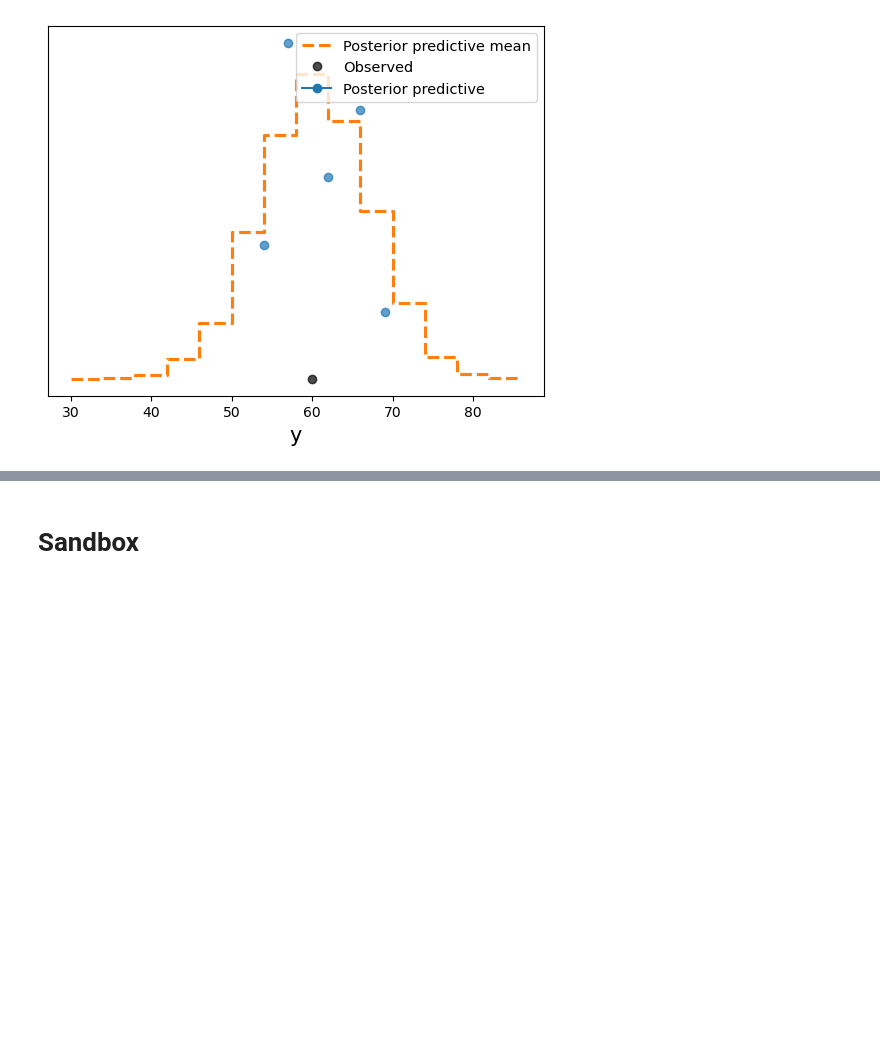
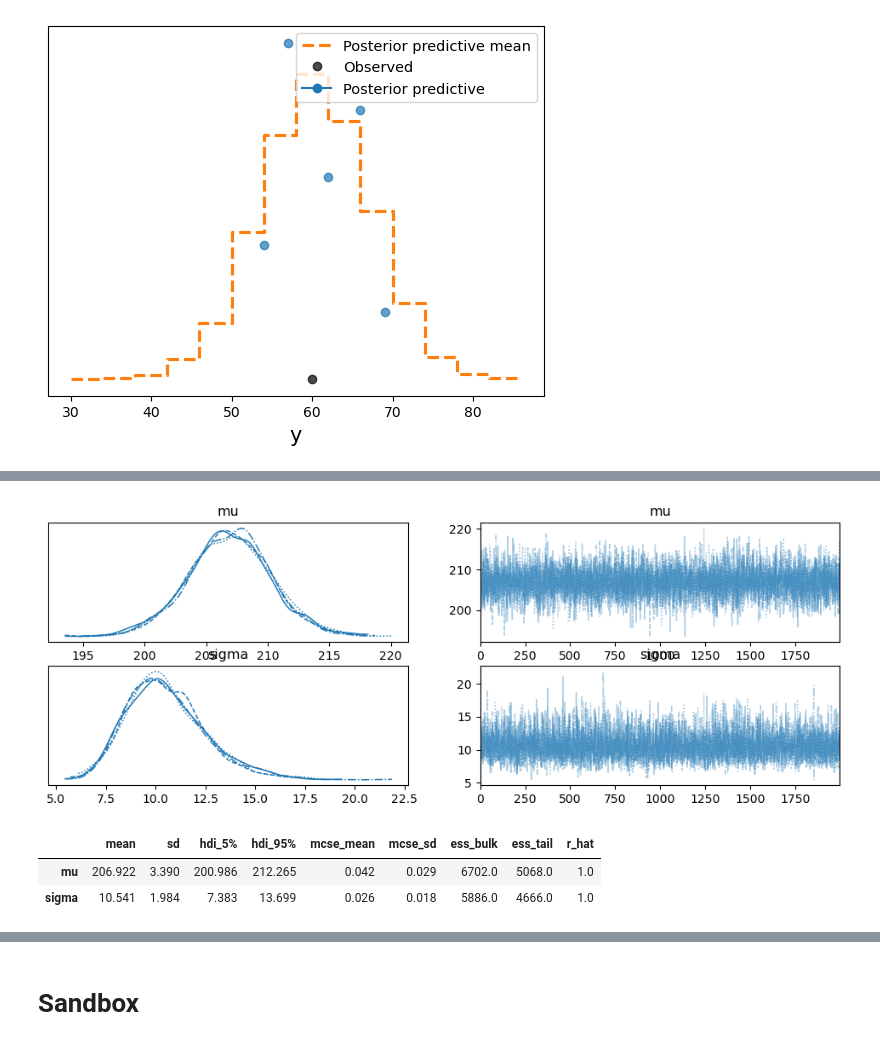
Before and after one commit to romanAVJ/glm-mds, a Jupyter notebook: exam/src/glm_roman_exam.ipynb, the cells around one changed output, grey strips where cells are left out. Drawn from its saved outputs; the diff is of its cells as text; code cells hidden in the pictures; blank space fills up the shorter version.

```diff
--- a/exam/src/glm_roman_exam.ipynb
+++ b/exam/src/glm_roman_exam.ipynb
@@ -516,0 +592,13 @@ az.plot_ppc(
+# %%
+# posterior predictive check
+az.plot_trace(trace2_a)
+plt.show()
+# %% [output]
+[figure, added]
+# %%
+# summary of the trace
+az.summary(trace2_a, hdi_prob=0.9)
+# %% [output]
+|  | mean | sd | hdi_5% | hdi_95% | mcse_mean | mcse_sd | ess_bulk | ess_tail | r_hat |
+| mu | 206.922 | 3.390 | 200.986 | 212.265 | 0.042 | 0.029 | 6702.0 | 5068.0 | 1.0 |
+| sigma | 10.541 | 1.984 | 7.383 | 13.699 | 0.026 | 0.018 | 5886.0 | 4666.0 | 1.0 |
```
Also changed, not shown: parts of 13 cells of this notebook.
